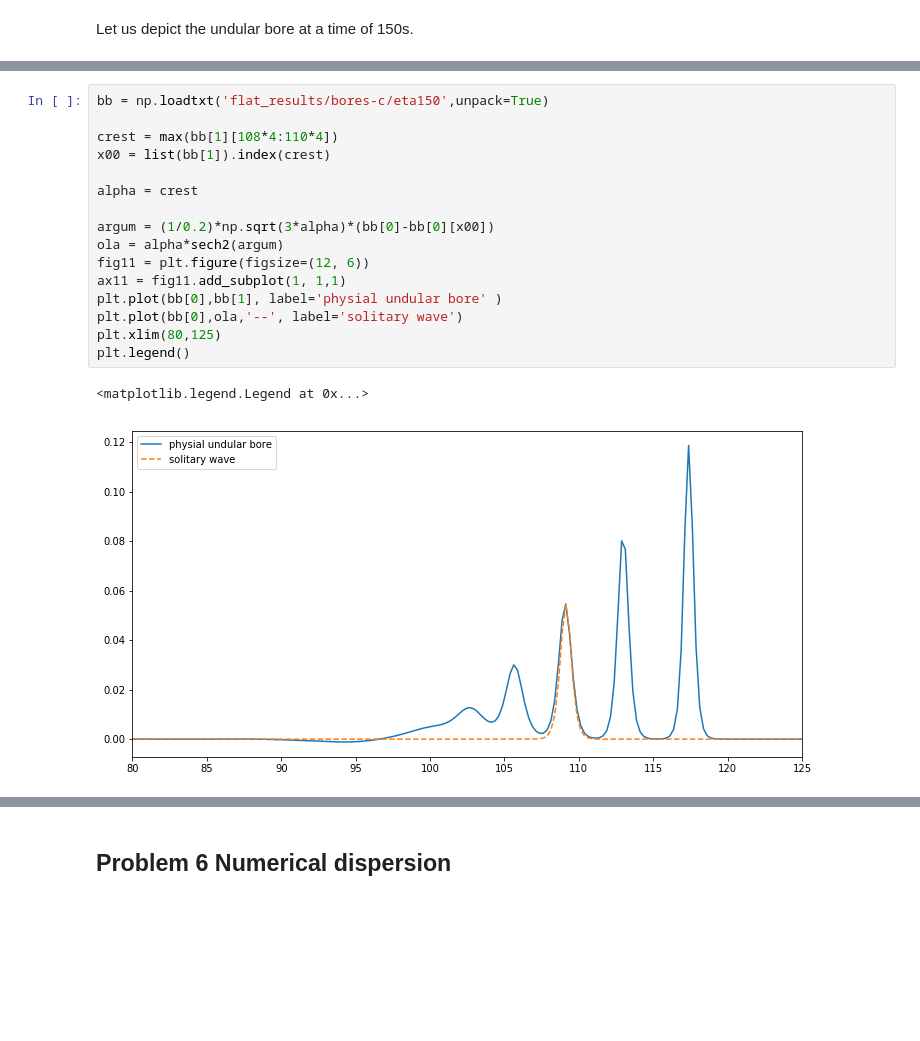
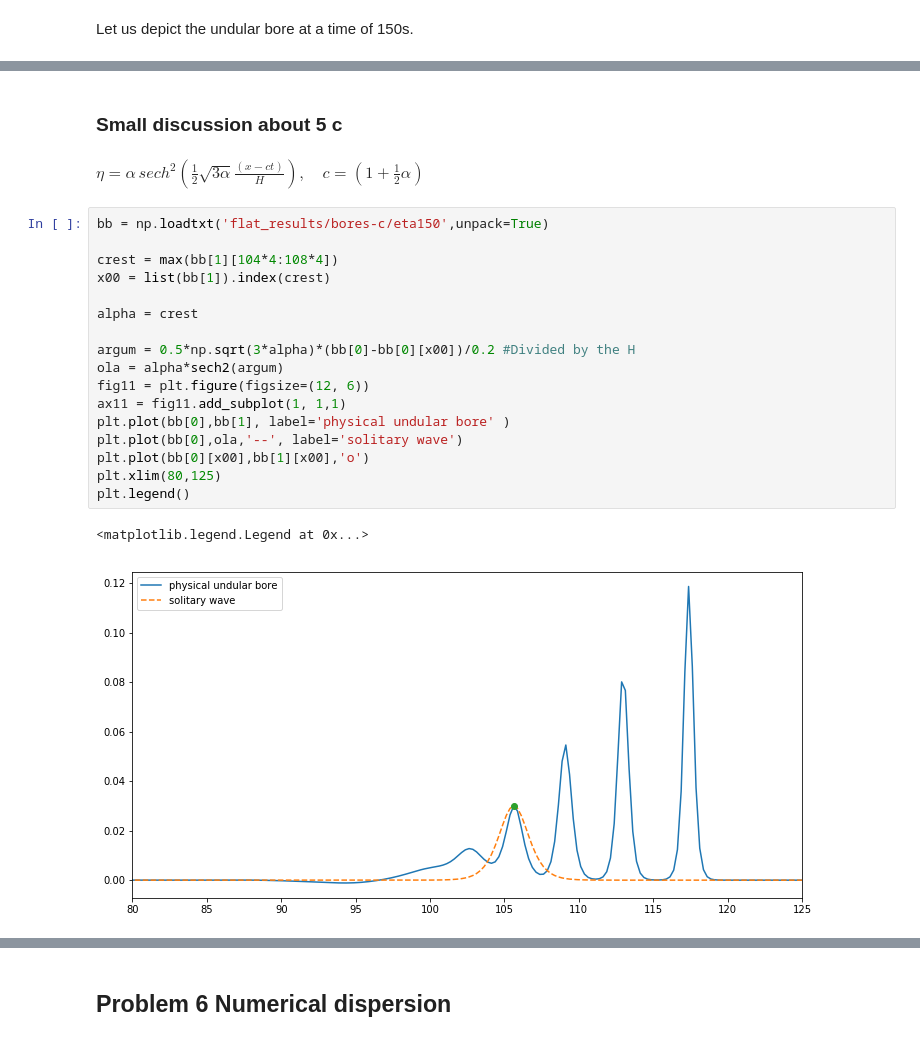
Before and after one commit to Reyna-RT/MEK9320, a Jupyter notebook: Second Assignment results.ipynb, the cells around one changed output, grey strips where cells are left out. Drawn from its saved outputs; the diff is of its cells as text; blank space fills up the shorter version.

```diff
--- a/Second Assignment results.ipynb
+++ b/Second Assignment results.ipynb
@@ -1074,19 +1089,24 @@ Let us depict the undular bore at a time of 150s.
+# %% [markdown]
+### Small discussion about 5 c
+# %% [markdown]
+$\eta = \alpha\, sech^{2}\left( \frac{1}{2} \sqrt{3\alpha} \frac{\left( x - ct \right)}{H} \right), \quad c = \left( 1 + \frac{1}{2} \alpha \right)$
 # %%
 bb = np.loadtxt('flat_results/bores-c/eta150',unpack=True)
 
-crest = max(bb[1][108*4:110*4])
+crest = max(bb[1][104*4:108*4])
 x00 = list(bb[1]).index(crest)
 
 alpha = crest
 
-argum = (1/0.2)*np.sqrt(3*alpha)*(bb[0]-bb[0][x00])
+argum = 0.5*np.sqrt(3*alpha)*(bb[0]-bb[0][x00])/0.2 #Divided by the H
 ola = alpha*sech2(argum)
 fig11 = plt.figure(figsize=(12, 6))
 ax11 = fig11.add_subplot(1, 1,1)
-plt.plot(bb[0],bb[1], label='physial undular bore' )
+plt.plot(bb[0],bb[1], label='physical undular bore' )
 plt.plot(bb[0],ola,'--', label='solitary wave')
+plt.plot(bb[0][x00],bb[1][x00],'o')
 plt.xlim(80,125)
 plt.legend()
 # %% [output]
 <matplotlib.legend.Legend at 0x...>
-[figure, old version]
+[figure, new version]
```
Also changed, not shown: parts of 8 cells of this notebook.
